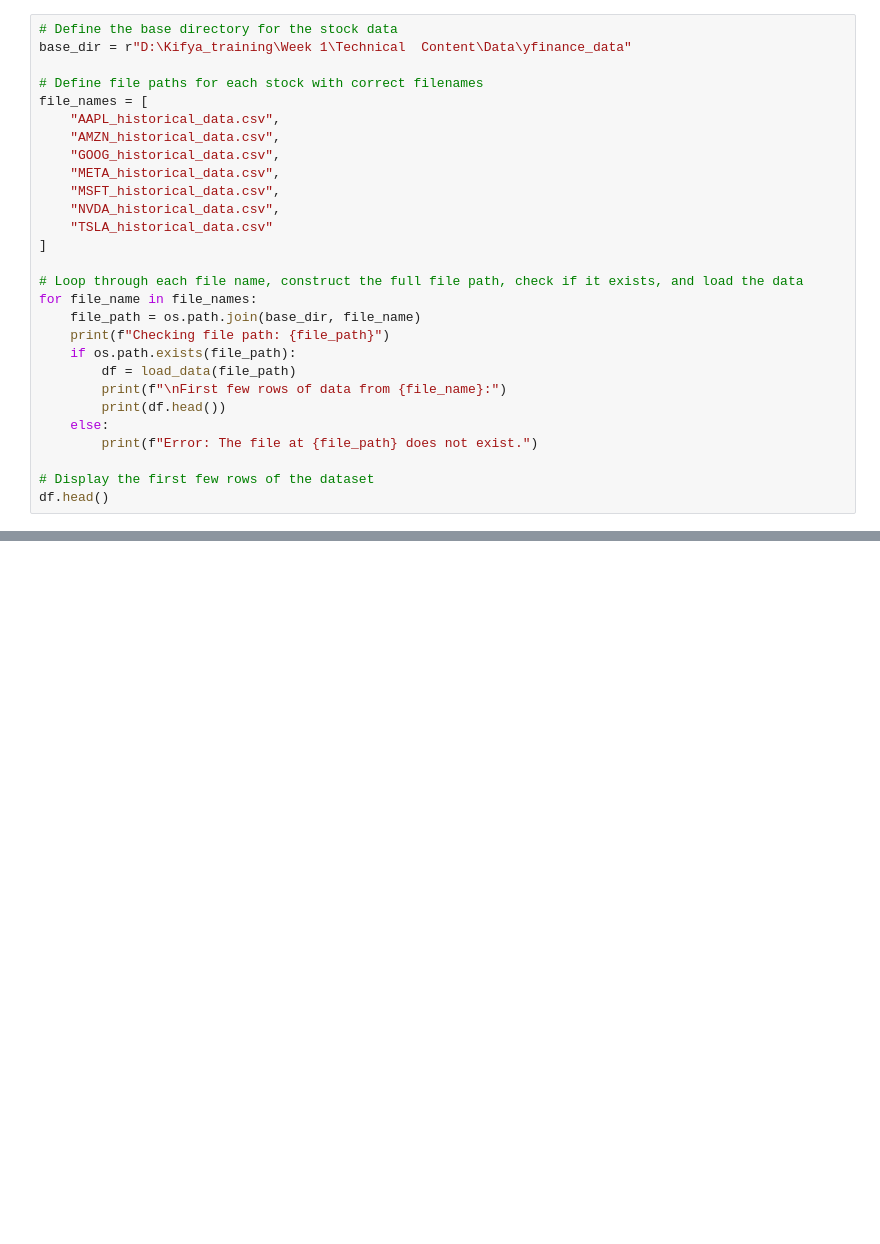
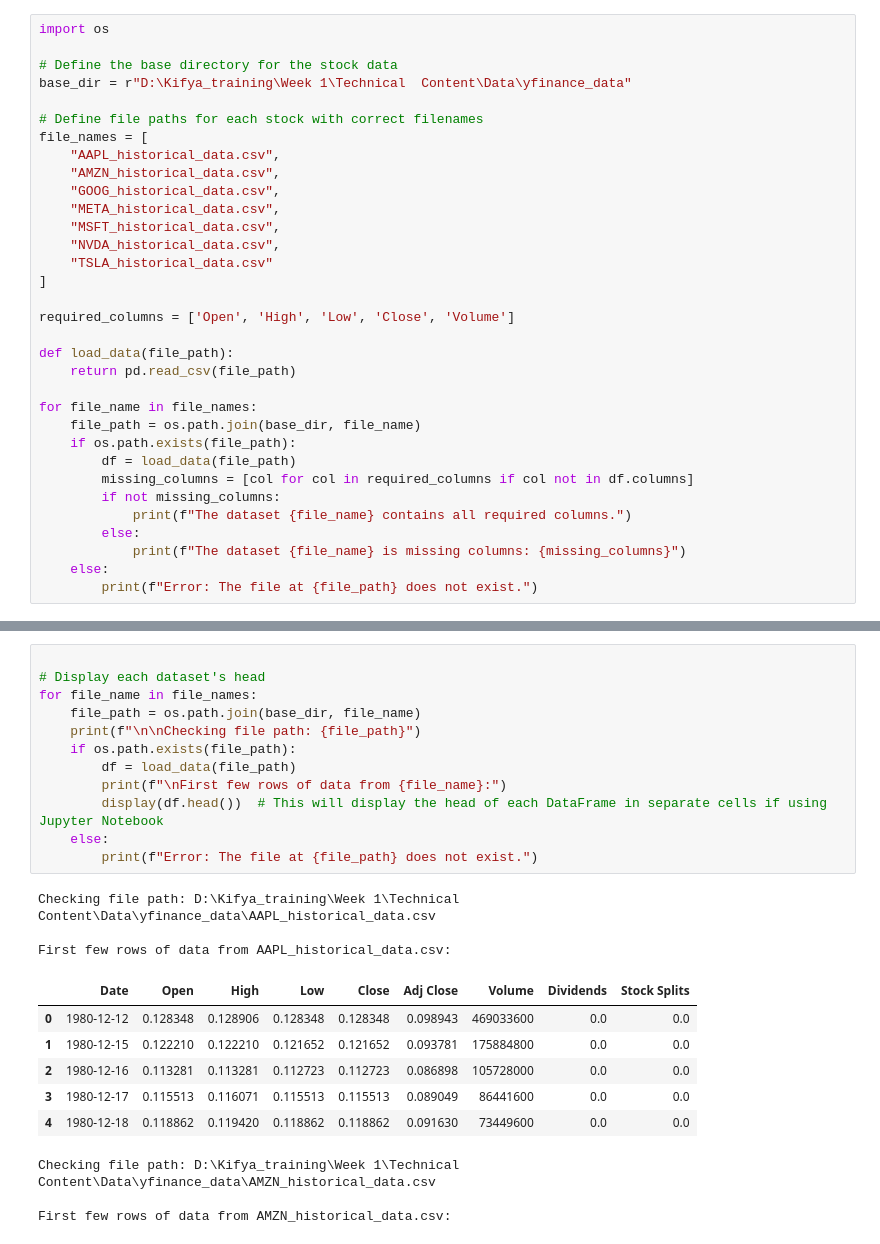
Before and after one commit to YonInsights/Financial-News-Sentiment-Analysis, a Jupyter notebook: notebooks/Financial_analysis.ipynb, the cells around one changed output, grey strips where cells are left out. Saved outputs shown, nothing was run; the diff lists cells and outputs as text; blank space fills up the shorter version.

Commit message:
Apply Technical Indicators and Display Results

```diff
--- a/notebooks/Financial_analysis.ipynb
+++ b/notebooks/Financial_analysis.ipynb
@@ -18,6 +18,8 @@ from visualization import (
     plot_heatmap
 )
 # %%
+import os
+
 # Define the base directory for the stock data
 base_dir = r"D:\Kifya_training\Week 1\Technical  Content\Data\yfinance_data"
 
@@ -32,17 +34,20 @@ file_names = [
     "TSLA_historical_data.csv"
 ]
 
-# Loop through each file name, construct the full file path, check if it exists, and load the data
+required_columns = ['Open', 'High', 'Low', 'Close', 'Volume']
+
+def load_data(file_path):
+    return pd.read_csv(file_path)
+
 for file_name in file_names:
     file_path = os.path.join(base_dir, file_name)
-    print(f"Checking file path: {file_path}")
     if os.path.exists(file_path):
         df = load_data(file_path)
-        print(f"\nFirst few rows of data from {file_name}:")
-        print(df.head())
+        missing_columns = [col for col in required_columns if col not in df.columns]
+        if not missing_columns:
+            print(f"The dataset {file_name} contains all required columns.")
+        else:
+            print(f"The dataset {file_name} is missing columns: {missing_columns}")
     else:
         print(f"Error: The file at {file_path} does not exist.")
-
-# Display the first few rows of the dataset
-df.head()
 # %% [output]
@@ -71,0 +61,25 @@ Adj Close              float64
+# %%
+
+# Display each dataset's head
+for file_name in file_names:
+    file_path = os.path.join(base_dir, file_name)
+    print(f"\n\nChecking file path: {file_path}")
+    if os.path.exists(file_path):
+        df = load_data(file_path)
+        print(f"\nFirst few rows of data from {file_name}:")
+        display(df.head())  # This will display the head of each DataFrame in separate cells if using Jupyter Notebook
+    else:
+        print(f"Error: The file at {file_path} does not exist.")
+# %% [output]
+Checking file path: D:\Kifya_training\Week 1\Technical  Content\Data\yfinance_data\AAPL_historical_data.csv
+
+First few rows of data from AAPL_historical_data.csv:
+|  | Date | Open | High | Low | Close | Adj Close | Volume | Dividends | Stock Splits |
+| 0 | 1980-12-12 | 0.128348 | 0.128906 | 0.128348 | 0.128348 | 0.098943 | 469033600 | 0.0 | 0.0 |
+| 1 | 1980-12-15 | 0.122210 | 0.122210 | 0.121652 | 0.121652 | 0.093781 | 175884800 | 0.0 | 0.0 |
+| 2 | 1980-12-16 | 0.113281 | 0.113281 | 0.112723 | 0.112723 | 0.086898 | 105728000 | 0.0 | 0.0 |
+| 3 | 1980-12-17 | 0.115513 | 0.116071 | 0.115513 | 0.115513 | 0.089049 | 86441600 | 0.0 | 0.0 |
+| 4 | 1980-12-18 | 0.118862 | 0.119420 | 0.118862 | 0.118862 | 0.091630 | 73449600 | 0.0 | 0.0 |
+Checking file path: D:\Kifya_training\Week 1\Technical  Content\Data\yfinance_data\AMZN_historical_data.csv
+
+First few rows of data from AMZN_historical_data.csv:
```
Also changed, not shown: parts of 5 cells of this notebook.
